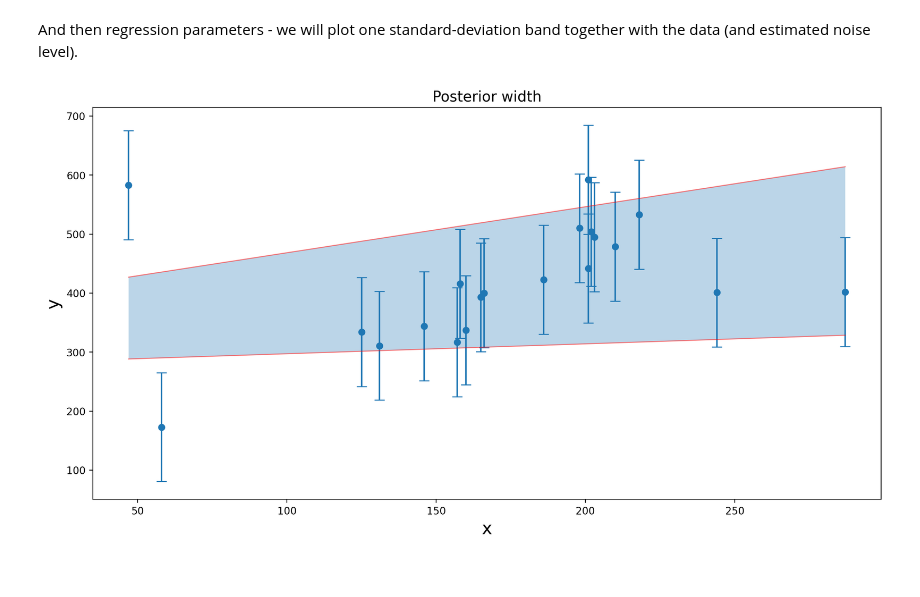
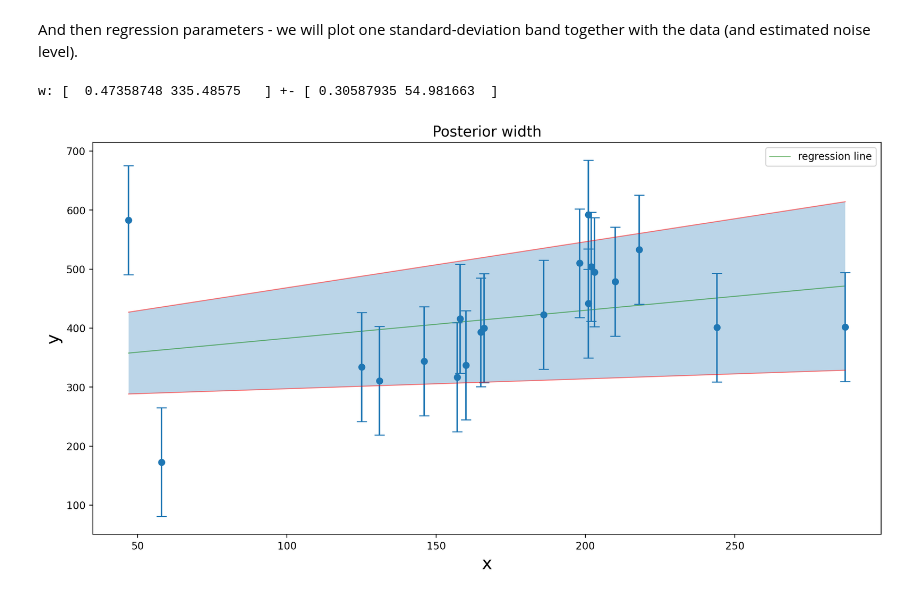
Before and after one commit to WSm-77/elements_of_statistical_machine_learning, a Jupyter notebook: lab6/lab6.ipynb, the cells around one changed output. Cells and saved outputs as stored; diff of their text form; code cells hidden in the pictures.

Commit message:
Add regression line to final plot

```diff
--- a/lab6/lab6.ipynb
+++ b/lab6/lab6.ipynb
@@ -411,11 +411,19 @@ sigma: 92.28 +- 14.7
 And then regression parameters - we will plot one standard-deviation band together with the data (and estimated noise level).
 # %%
 w_mean, w_std = IS_mean_std(w_samples, logp, logq)
+print(f'w: {w_mean} +- {w_std}')
+# %% [output]
+w: [  0.47358748 335.48575   ] +- [ 0.30587935 54.981663  ]
 # %%
 w_span = np.array([w_mean + w_std,
                    w_mean - w_std])
 
 fig = plt.figure(figsize=(14, 7))
+xmin, xmax = np.min(hogg_x[:, 0]), np.max(hogg_x[:, 0])
+X = np.array([[xmin, 1], [xmax, 1]])
+Y = X @ w_mean
+plt.gca().plot(X[:, 0], Y, marker='', lw=1.0, alpha=0.5, color='g', label = "regression line")
+plt.legend()
 plot_posterior_samples(plt.gca(), w_span, hogg_x, hogg_y, sigma_mean, fill=True, title='Posterior width')
 # %% [output]
-[figure, old version]
+[figure, new version]
```
